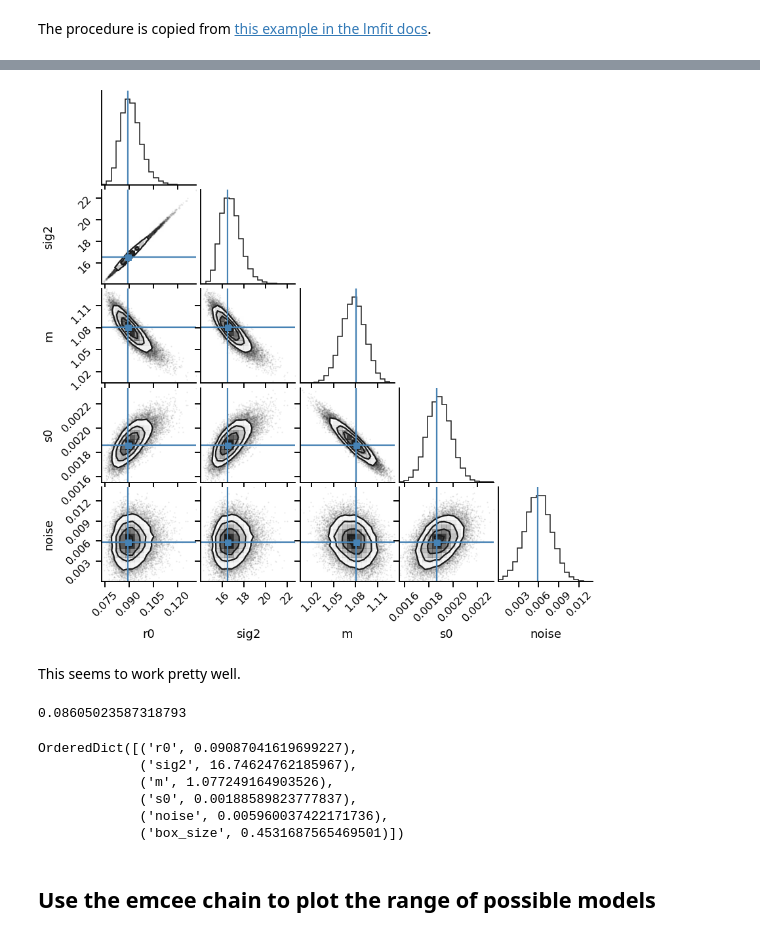
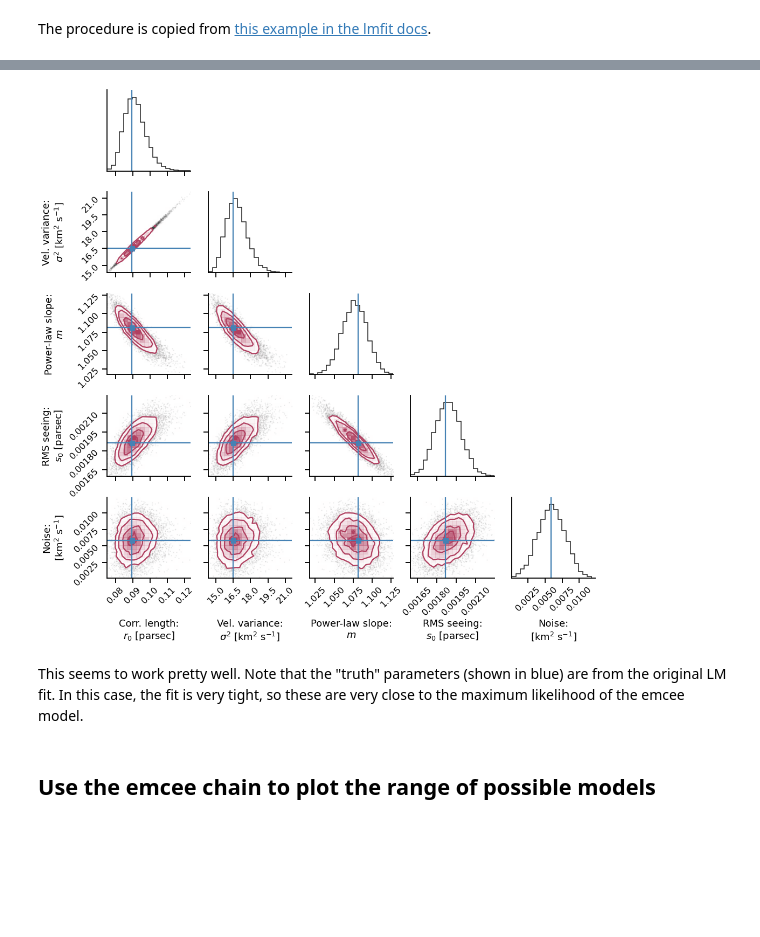
Before and after one commit to will-henney/mariano-velocity-statistics, a Jupyter notebook: emcee-model-fits.ipynb, the cells around one changed output, grey strips where cells are left out. Cells and saved outputs as stored; diff of their text form; code cells hidden in the pictures; blank space fills up the shorter version.

```diff
--- a/emcee-model-fits.ipynb
+++ b/emcee-model-fits.ipynb
@@ -175,8 +175,8 @@ sns.despine();
 # %% [markdown]
 The procedure is copied from [this example in the lmfit docs](https://lmfit.github.io/lmfit-py/examples/example_emcee_Model_interface.html).
 # %%
-emcee_kws = dict(steps=15000, burn=1000, thin=50, is_weighted=True,
-                 progress=False)
-emcee_params = result.params.copy()
+emcee_kws = dict(steps=5000, burn=500, thin=50, is_weighted=True,
+                 progress=False, workers=16)
+emcee_params = result_orion.params.copy()
 # emcee_params.add('__lnsigma', value=np.log(0.1), min=np.log(0.001), max=np.log(2.0))
 # %% [markdown]
@@ -184,5 +189,5 @@ The extra parameter `__lnsigma` is a scaling factor for the errors.
 # %%
-result_emcee = model.fit(
+result_emcee_orion = model.fit(
     data=B[to_fit], r=r[to_fit], weights=weights[to_fit], params=emcee_params, method='emcee',
     nan_policy='omit', fit_kws=emcee_kws,
 )
@@ -246,31 +254,35 @@ noise = 56.201
+# %%
+fancy_names = {
+    "r0": "Corr. length:\n" + r"$r_0$ [parsec]",
+    "sig2": "Vel. variance:\n" + r"$\sigma^2$ [km$^2$ s$^{-1}$]",
+    "m": "Power-law slope:\n" + r"$m$",
+    "s0": "RMS seeing:\n" + r"$s_0$ [parsec]",
+    "noise": "Noise:\n" + r"[km$^2$ s$^{-1}$]",
+}
+# %%
+def corner_plot(result_emcee, result_orig, suffix, data_ranges=None):
+    # We need to remove the frozen parameters from the list before passing it as the truths argument
+    truths = [_.value for _ in result_orig.params.values() if _.vary]
+    fig = corner.corner(
+        result_emcee.flatchain,
+        labels=[fancy_names[_] for _ in result_emcee.var_names],
+        truths=truths,
+        labelpad=0.2,
+        range=[0.995]*len(truths) if data_ranges is None else data_ranges,
+        color="#b04060",
+        hist_kwargs=dict(color="k"),
+        data_kwargs=dict(color="k"),
+    )
+    sns.despine()
+    fig.set_size_inches(15, 15)
+    fig.tight_layout(h_pad=0, w_pad=0)
+    fig.savefig(f"corner-emcee-{suffix}.pdf");
 # %%
-# We need to remove the frozen parameters from the list before passing it as the truths argument
-truths = [_.value for _ in emcee_params.values() if _.vary]
-
-emcee_corner = corner.corner(
-    result_emcee.flatchain,
-    labels=result_emcee.var_names,
-    truths=truths,
-    labelpad=0.2,
-)
-sns.despine()
+corner_plot(result_emcee_orion, result_orion, "orion");
 # %% [output]
-[figure, old version]
+[figure, new version]
 # %% [markdown]
-This seems to work pretty well.
+This seems to work pretty well. Note that the "truth" parameters (shown in blue) are from the original LM fit.  In this case, the fit is very tight, so these are very close to the maximum likelihood of the emcee model.
-# %%
-result_emcee.flatchain.iloc[999].r0
-# %% [output]
-0.08605023587318793
-# %%
-result_emcee.params.valuesdict()
-# %% [output]
-OrderedDict([('r0', 0.09087041619699227),
-             ('sig2', 16.74624762185967),
-             ('m', 1.077249164903526),
-             ('s0', 0.00188589823777837),
-             ('noise', 0.005960037422171736),
-             ('box_size', 0.4531687565469501)])
 # %% [markdown]
 ## Use the emcee chain to plot the range of possible models
 # %%
```
Also changed, not shown: parts of 43 cells of this notebook, 7 other files.
